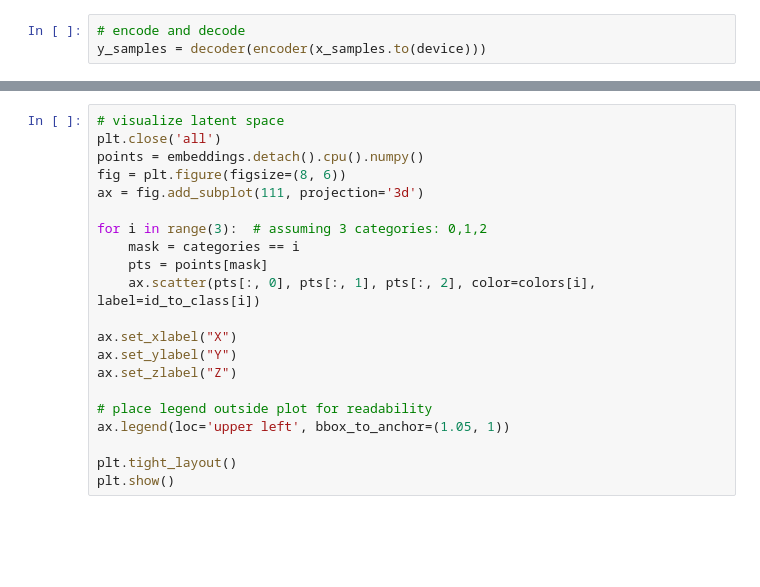
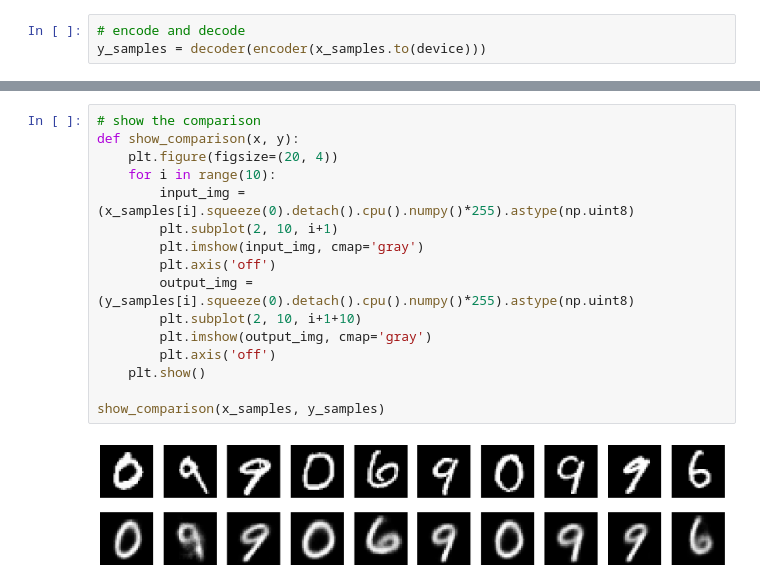
Before and after one commit to danghuy11/OAI, a Jupyter notebook: 04-transformer/mapping-spaces.ipynb, the cells around one changed output, grey strips where cells are left out. Drawn from its saved outputs; the diff is of its cells as text; blank space fills up the shorter version.

```diff
--- a/04-transformer/mapping-spaces.ipynb
+++ b/04-transformer/mapping-spaces.ipynb
@@ -362,21 +137,18 @@ plt.show()
-# %%
-# visualize latent space
-plt.close('all')
-points = embeddings.detach().cpu().numpy()
-fig = plt.figure(figsize=(8, 6))
-ax = fig.add_subplot(111, projection='3d')
-
-for i in range(3):  # assuming 3 categories: 0,1,2
-    mask = categories == i
-    pts = points[mask]
-    ax.scatter(pts[:, 0], pts[:, 1], pts[:, 2], color=colors[i], label=id_to_class[i])
-
-ax.set_xlabel("X")
-ax.set_ylabel("Y")
-ax.set_zlabel("Z")
-
-# place legend outside plot for readability
-ax.legend(loc='upper left', bbox_to_anchor=(1.05, 1))
-
-plt.tight_layout()
-plt.show()
+# %%
+# show the comparison
+def show_comparison(x, y):
+    plt.figure(figsize=(20, 4))
+    for i in range(10):
+        input_img = (x_samples[i].squeeze(0).detach().cpu().numpy()*255).astype(np.uint8)
+        plt.subplot(2, 10, i+1)
+        plt.imshow(input_img, cmap='gray')
+        plt.axis('off')
+        output_img = (y_samples[i].squeeze(0).detach().cpu().numpy()*255).astype(np.uint8)
+        plt.subplot(2, 10, i+1+10)
+        plt.imshow(output_img, cmap='gray')
+        plt.axis('off')
+    plt.show()
+
+show_comparison(x_samples, y_samples)
+# %% [output]
+[figure, added]
```
Also changed, not shown: parts of 59 cells of this notebook.
